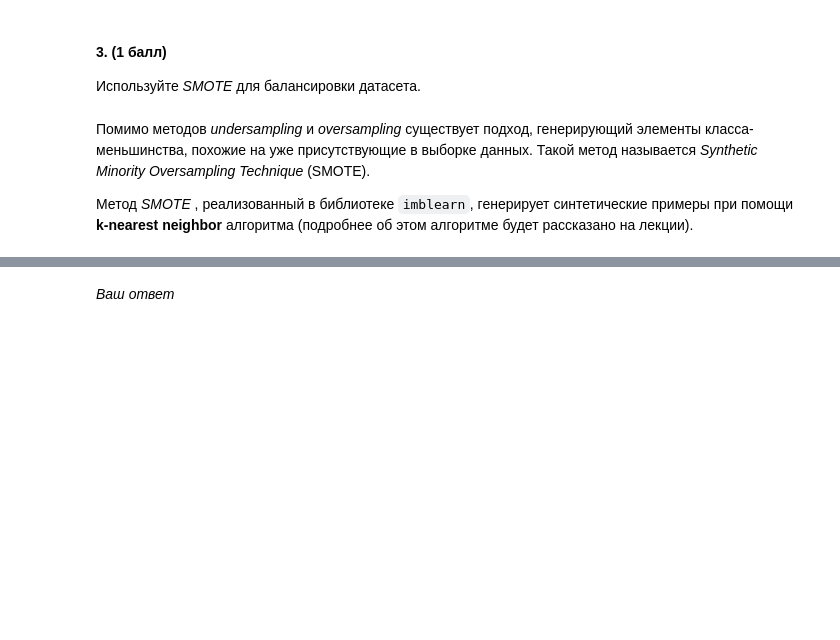
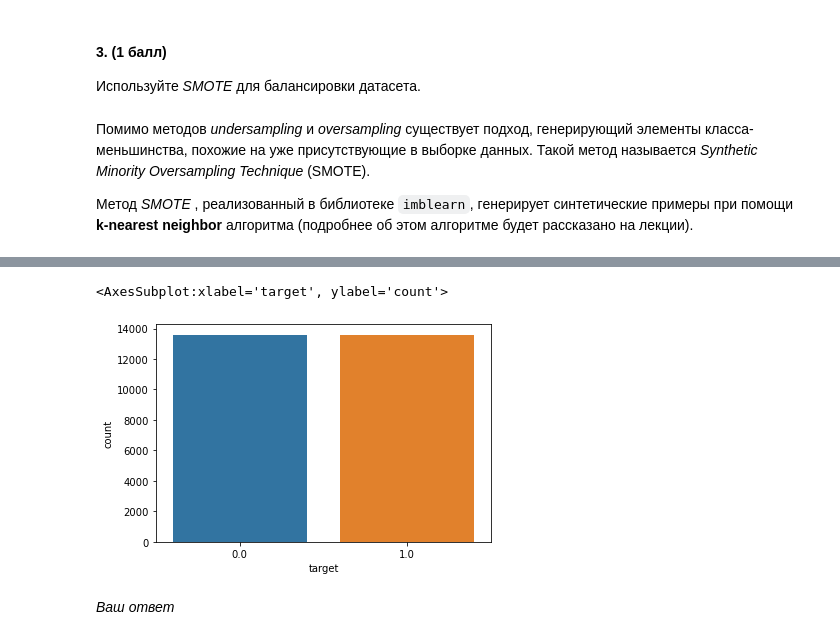
Before and after one commit to kamilla0503/Bioinformatics_institute, a Jupyter notebook: ML/HW1 - EDA.ipynb, the cells around one changed output, grey strips where cells are left out. Saved outputs shown, nothing was run; the diff lists cells and outputs as text; code cells hidden in the pictures; blank space fills up the shorter version.

```diff
--- a/ML/HW1 - EDA.ipynb
+++ b/ML/HW1 - EDA.ipynb
@@ -490,5 +498,5 @@ y_hr_under.value_counts()
 # %%
 from imblearn.over_sampling import SMOTE
 
-smote = # YOUR_CODE
-X_hr_SMOTE, y_hr_SMOTE = # YOUR_CODE
+smote = SMOTE()
+X_hr_SMOTE, y_hr_SMOTE = smote.fit_resample(X_hr_encode, y_hr_fill)
@@ -500,2 +522,7 @@ X_hr_SMOTE, y_hr_SMOTE = # YOUR_CODE
+# %%
+sns.countplot(y_hr_SMOTE)
+# %% [output]
+<AxesSubplot:xlabel='target', ylabel='count'>
+[figure, added]
 # %% [markdown]
 _Ваш ответ_
```
Also changed, not shown: parts of 17 cells of this notebook.
